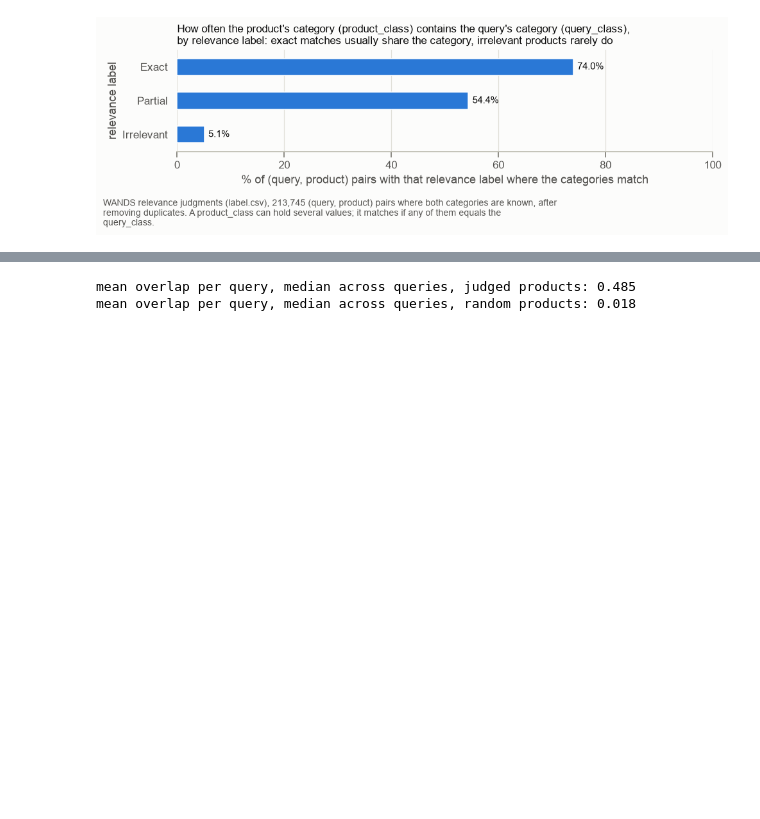
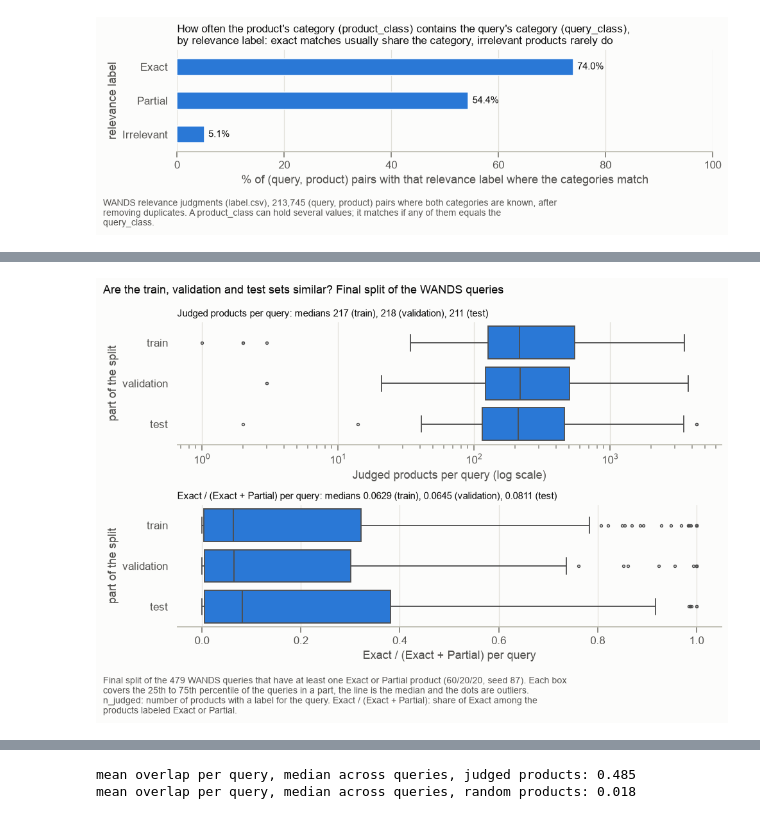
Before and after one commit to lubepe/ml_challenge, a Jupyter notebook: notebooks/01_eda.ipynb, the cells around one changed output, grey strips where cells are left out. Saved outputs shown, nothing was run; the diff lists cells and outputs as text; code cells hidden in the pictures; blank space fills up the shorter version.

```diff
--- a/notebooks/01_eda.ipynb
+++ b/notebooks/01_eda.ipynb
@@ -1034,0 +1451,14 @@ plt.show()
+# %%
+relevant = split.relevant_queries(profile)
+excluded = profile.drop(relevant.index)
+print(f"queries with labels: {len(profile)} | with Exact or Partial: {len(relevant)} | excluded: {len(excluded)}")
+display(queries.merge(excluded, left_on="query_id", right_index=True)
+        [["query_id", "query", "Exact", "Partial", "Irrelevant", "n_judged"]])
+
+groups = split.stratification_groups(relevant)
+group_table = groups.str.split("|", expand=True).set_axis(["exact_share_band", "n_judged_band"], axis=1)
+print("queries per stratification group:")
+display(pd.crosstab(group_table["exact_share_band"], group_table["n_judged_band"])
+        .reindex(index=split.EXACT_SHARE_NAMES, columns=split.N_JUDGED_NAMES))
+print("n_judged range per band:")
+display(relevant.groupby(group_table["n_judged_band"])["n_judged"].agg(["min", "max", "count"]).reindex(split.N_JUDGED_NAMES))
@@ -1034,0 +1575,23 @@ plt.show()
+# %%
+fig, axes = plt.subplots(2, 1, figsize=(9, 5.6))
+panels = [
+    ("n_judged", "Judged products per query", True),
+    ("exact_share", "Exact / (Exact + Partial) per query", False),
+]
+for ax, (column, label, log_scale) in zip(axes, panels):
+    sns.boxplot(data=per_query, x=column, y="split", order=PARTS, color=plots.SERIES_1, log_scale=log_scale,
+                saturation=1, linewidth=1.2, fliersize=2.5, ax=ax)
+    ax.set_xlabel(label + (" (log scale)" if log_scale else ""))
+    ax.set_ylabel("part of the split")
+    medians = per_query.groupby("split")[column].median().reindex(PARTS)
+    ax.set_title(f"{label}: medians {medians.iloc[0]:.3g} (train), {medians.iloc[1]:.3g} (validation), {medians.iloc[2]:.3g} (test)",
+                 fontsize=10)
+fig.suptitle("Are the train, validation and test sets similar? Final split of the WANDS queries", x=0.01, ha="left", fontsize=12)
+fig.tight_layout()
+plots.add_caption(fig, f"Final split of the {len(per_query)} WANDS queries that have at least one Exact or Partial product "
+                       f"(60/20/20, seed {split.SPLIT_SEED}). Each box covers the 25th to 75th percentile of the queries in a part, "
+                       "the line is the median and the dots are outliers. n_judged: number of products with a label for the query. "
+                       "Exact / (Exact + Partial): share of Exact among the products labeled Exact or Partial.", width=115)
+plt.show()
+# %% [output]
+[figure, added]
```
Also changed, not shown: parts of 60 cells of this notebook, 9 other files.
